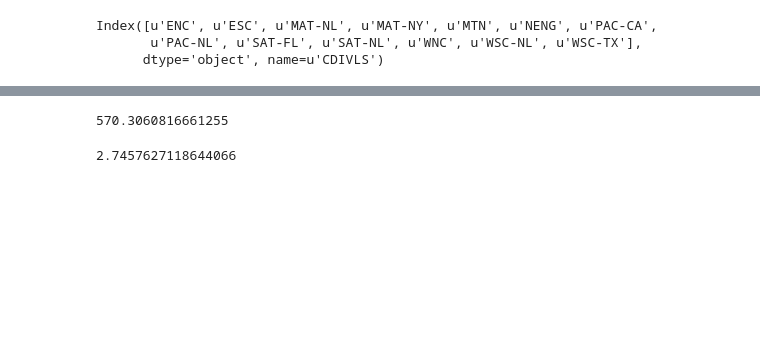
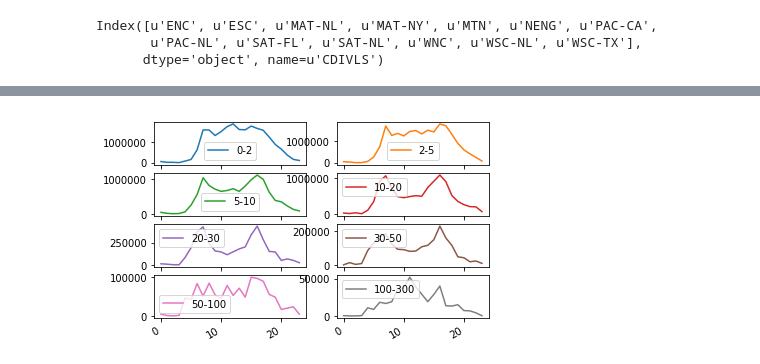
Before and after one commit to LBNL-UCB-STI/gem, a Jupyter notebook: preprocessing/Read and combine binned distributions.ipynb, the cells around one changed output, grey strips where cells are left out. Cells and saved outputs as stored; diff of their text form; code cells hidden in the pictures; blank space fills up the shorter version.

```diff
--- a/preprocessing/Read and combine binned distributions.ipynb
+++ b/preprocessing/Read and combine binned distributions.ipynb
@@ -132,14 +140,18 @@ Index([u'ENC', u'ESC', u'MAT-NL', u'MAT-NY', u'MTN', u'NENG', u'PAC-CA',
 #Plot an example region
 
 #First, must downsample to an average day from the NHTS annualized trip weights:
-weektime = 'WEEKDAY'
+weektime = 'MO/FR'
+#weektime = 'TU/WE/TH'
+#weektime = 'SA/SU'
 
-if weektime == 'WEEKDAY':
-    ann2daily = 7/5/365. #Number of weekdays in year
-elif weektime == 'WEEKEND':
-    ann2daily = 7/2/365. #Number of weekend days in the year
-else:
-    raise ValueError('weektime must be either "WEEKDAY" or "WEEKEND"')
+ndays = weektime.count('/')+1.
+ann2daily = 7/ndays/365.
+#if weektime == 'WEEKDAY':
+#    ann2daily = 7/5/365. #Number of weekdays in year
+#elif weektime == 'WEEKEND':
+#    ann2daily = 7/2/365. #Number of weekend days in the year
+#else:
+#    raise ValueError('weektime must be either "WEEKDAY" or "WEEKEND"')
 
 dist_hour_hists.loc[('PAC-CA','URB',weektime), range(24)].mul(ann2daily).T.plot(subplots=True,layout=[4,2])
 # %% [output]
@@ -156,8 +167 @@ array([[<matplotlib.axes._subplots.AxesSubplot object at 0x...>,
+[figure, added]
-# %%
-dist_hour_hists.loc[(slice(None),slice(None),'WEEKEND'),'NWTD'].sum()/(52.*2)/1e6
-# %% [output]
-570.3060816661255
-# %%
-162/59.
-# %% [output]
-2.7457627118644066
```
Also changed, not shown: parts of 9 cells of this notebook, 1 other file.
